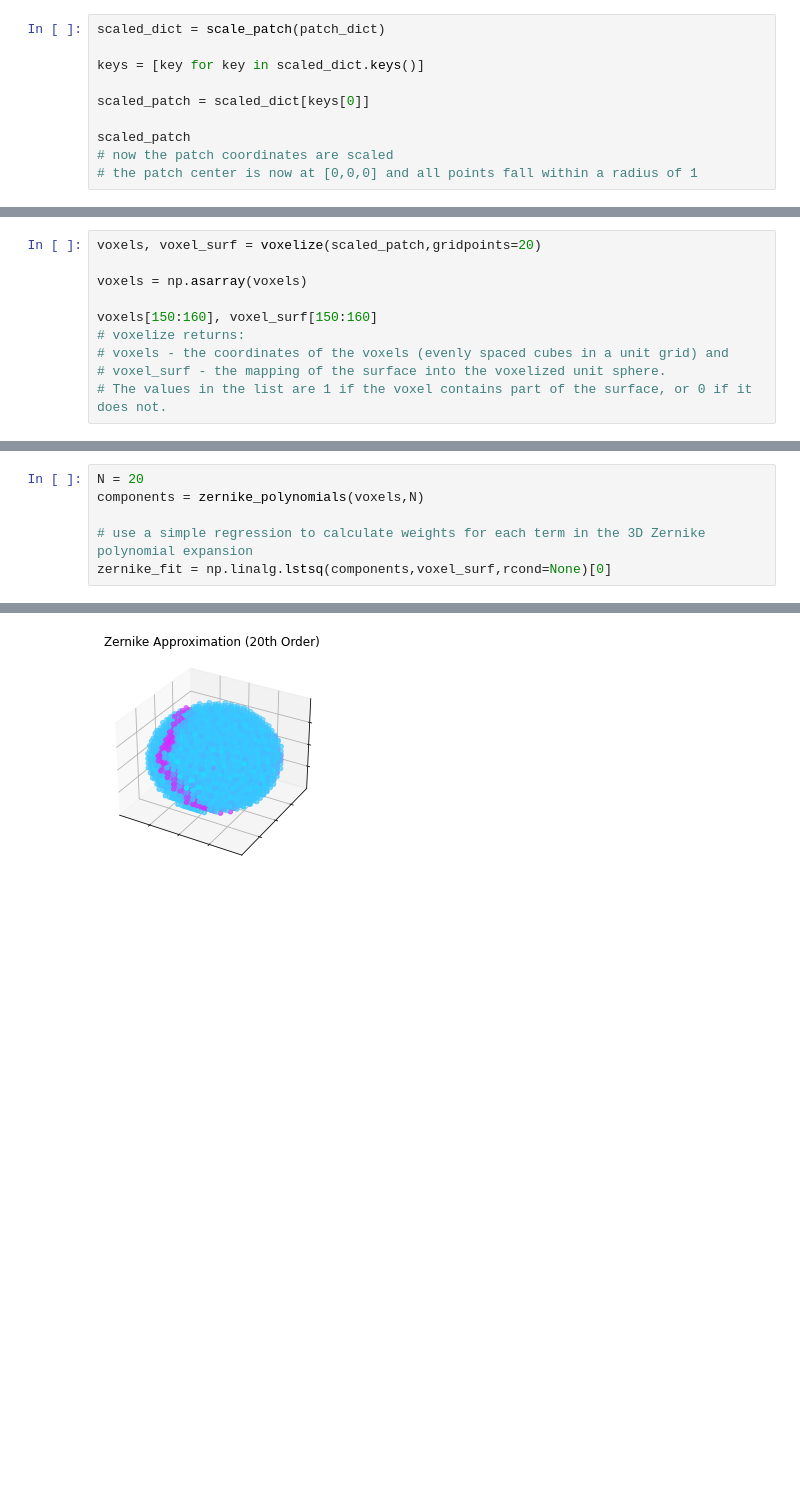
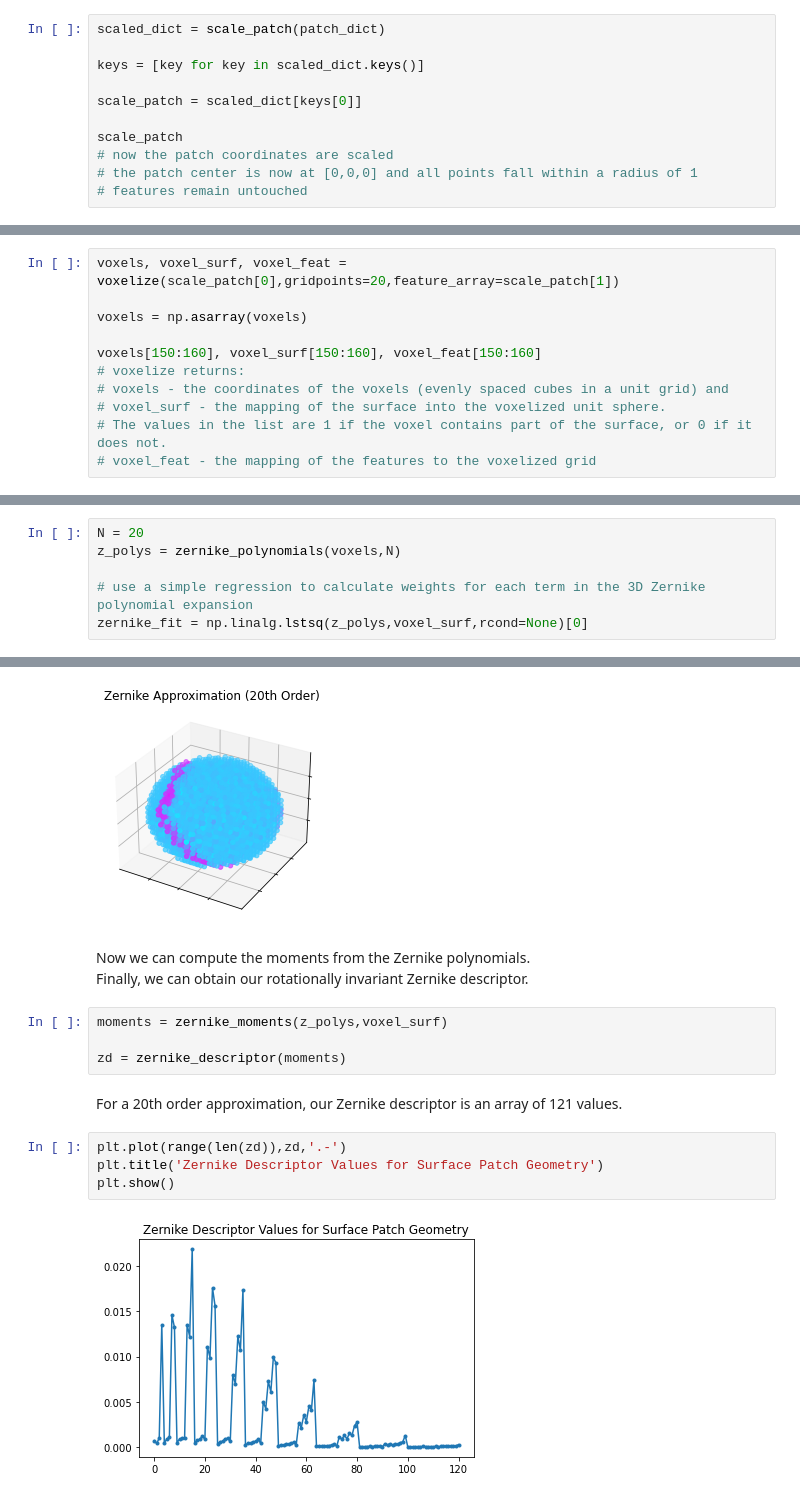
Before and after one commit to Emily-Baum/Protein_Patches, a Jupyter notebook: Examples/3D_Zernike_Patch_Example.ipynb, the cells around one changed output, grey strips where cells are left out. Cells and saved outputs as stored; diff of their text form; blank space fills up the shorter version.

Commit message:
Added feature descriptor example

```diff
--- a/Examples/3D_Zernike_Patch_Example.ipynb
+++ b/Examples/3D_Zernike_Patch_Example.ipynb
@@ -74,9 +78,10 @@ scaled_dict = scale_patch(patch_dict)
 
 keys = [key for key in scaled_dict.keys()]
 
-scaled_patch = scaled_dict[keys[0]]
+scale_patch = scaled_dict[keys[0]]
 
-scaled_patch
+scale_patch
 # now the patch coordinates are scaled
 # the patch center is now at [0,0,0] and all points fall within a radius of 1
+# features remain untouched
 # %% [output]
@@ -92,15 +104,16 @@ Now we need to create a voxelized sphere to project our patch into. \
 For an example, a 20 x 20 x 20 unit grid (gridpoints=20) is sufficient. \
 Only points inside a unit sphere are kept.
 # %%
-voxels, voxel_surf = voxelize(scaled_patch,gridpoints=20)
+voxels, voxel_surf, voxel_feat = voxelize(scale_patch[0],gridpoints=20,feature_array=scale_patch[1])
 
 voxels = np.asarray(voxels)
 
-voxels[150:160], voxel_surf[150:160]
+voxels[150:160], voxel_surf[150:160], voxel_feat[150:160]
 # voxelize returns:
 # voxels - the coordinates of the voxels (evenly spaced cubes in a unit grid) and
 # voxel_surf - the mapping of the surface into the voxelized unit sphere.
 # The values in the list are 1 if the voxel contains part of the surface, or 0 if it does not.
+# voxel_feat - the mapping of the features to the voxelized grid
 # %% [output]
 (array([[-0.78947368,  0.36842105,  0.36842105],
         [-0.78947368,  0.36842105,  0.47368421],
@@ -118,9 +137,9 @@ Finally, lets calculate the zernike polynomials for our patch, using a 20th orde
 # %%
 N = 20
-components = zernike_polynomials(voxels,N)
+z_polys = zernike_polynomials(voxels,N)
 
 # use a simple regression to calculate weights for each term in the 3D Zernike polynomial expansion
-zernike_fit = np.linalg.lstsq(components,voxel_surf,rcond=None)[0]
+zernike_fit = np.linalg.lstsq(z_polys,voxel_surf,rcond=None)[0]
 # %% [markdown]
 Map the fit back to our voxel coordinates so we can plot it.
 # %%
@@ -151,3 +168,18 @@ plt.title('Zernike Approximation (20th Order)')
 plt.show()
 # %% [output]
 [figure]
+# %% [markdown]
+Now we can compute the moments from the Zernike polynomials. \
+Finally, we can obtain our rotationally invariant Zernike descriptor.
+# %%
+moments = zernike_moments(z_polys,voxel_surf)
+
+zd = zernike_descriptor(moments)
+# %% [markdown]
+For a 20th order approximation, our Zernike descriptor is an array of 121 values.
+# %%
+plt.plot(range(len(zd)),zd,'.-')
+plt.title('Zernike Descriptor Values for Surface Patch Geometry')
+plt.show()
+# %% [output]
+[figure, added]
```
Also changed, not shown: parts of 19 cells of this notebook.
